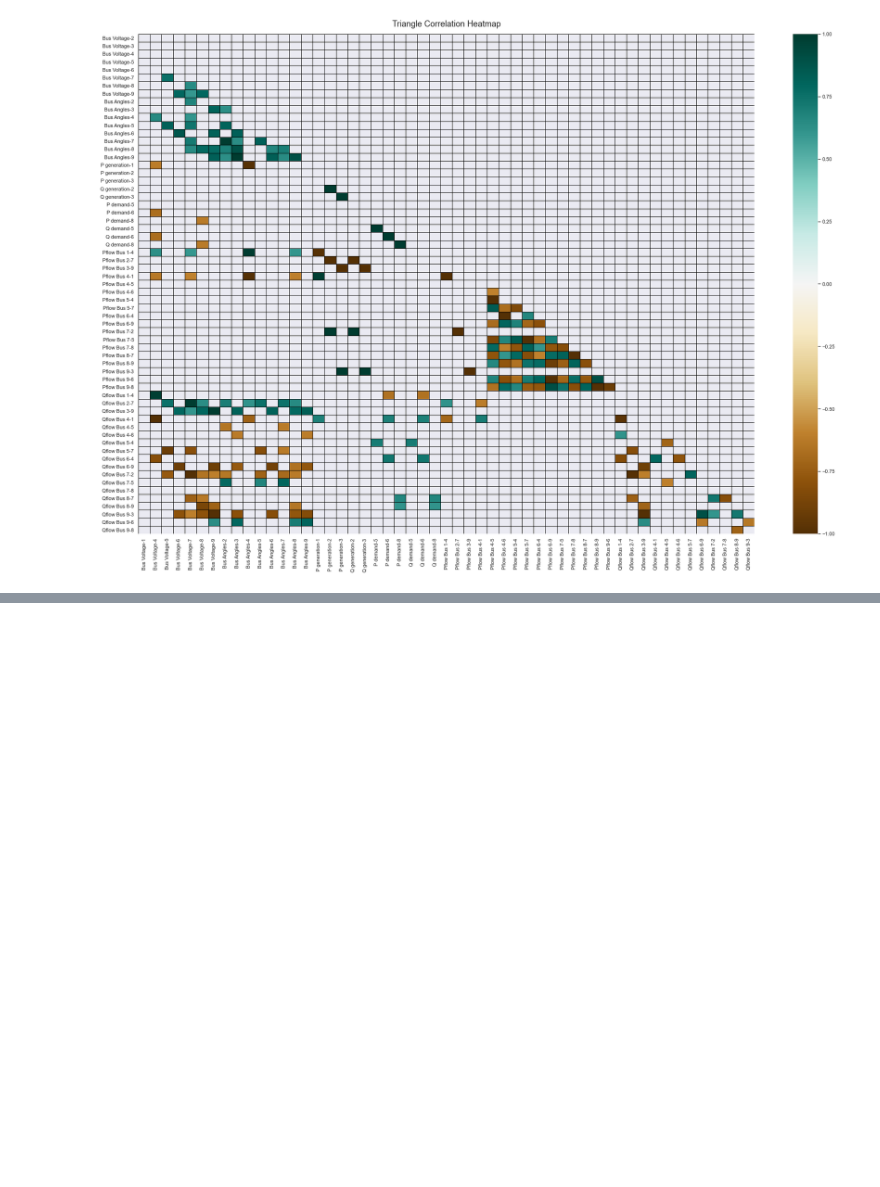
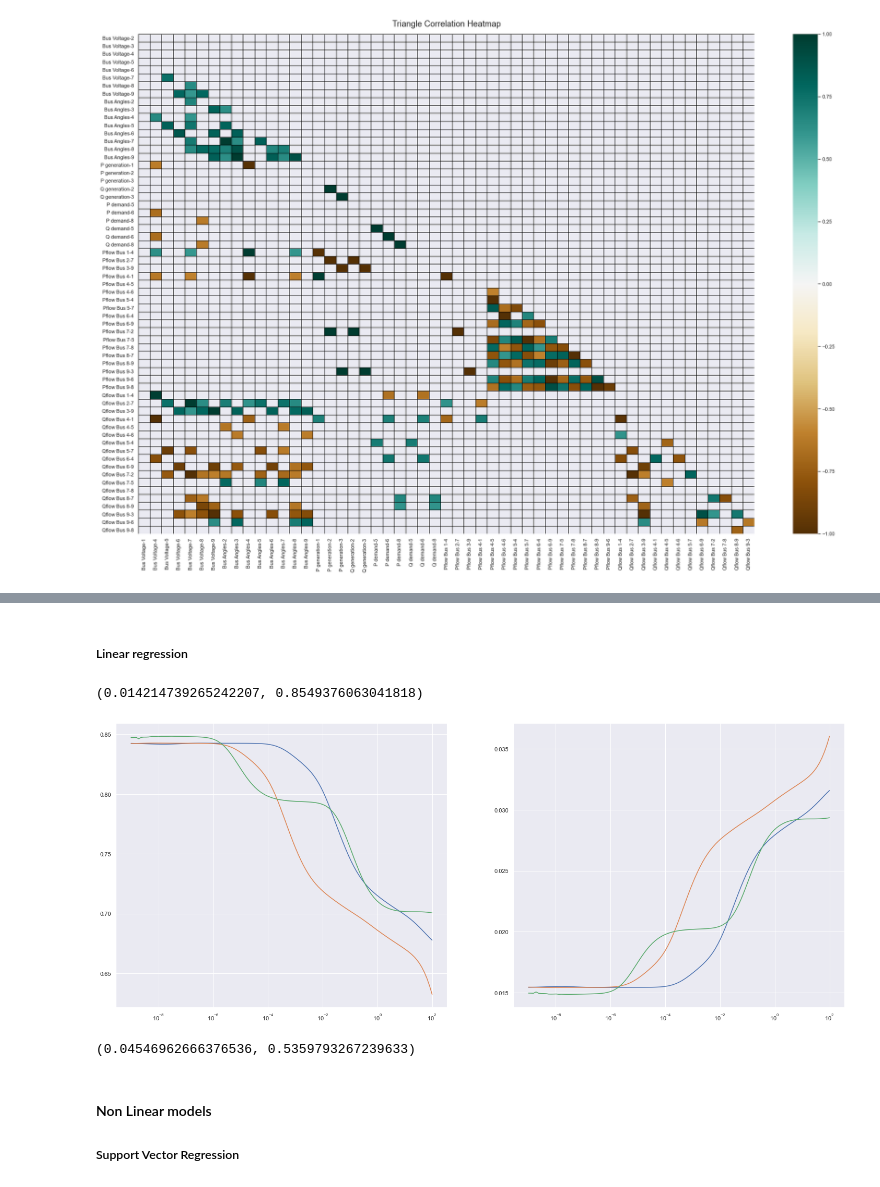
Before and after one commit to philmas/EE4720-Energy-Systems-Project, a Jupyter notebook: notebook.ipynb, the cells around one changed output, grey strips where cells are left out. Cells and saved outputs as stored; diff of their text form; code cells hidden in the pictures; blank space fills up the shorter version.

```diff
--- a/notebook.ipynb
+++ b/notebook.ipynb
@@ -324,0 +408,5 @@ def scale_it(X):
+# %%
+X1train, X1test, X1validate, y1train, y1test, y1validate = split_data(
+    X1, y1, test_size=0.2, validate_size=0.2)
+# %% [markdown]
+##### Linear regression
@@ -324,0 +426,65 @@ def scale_it(X):
+# %%
+linearmodel(LinearRegression(), X1train, X1validate,
+            y1train, y1validate, scaler=StandardScaler())
+linearmodel(LinearRegression(), X1train, X1validate,
+            y1train, y1validate, scaler=MinMaxScaler())
+linearmodel(LinearRegression(), X1train, X1validate,
+            y1train, y1validate, scaler=None)
+# %% [output]
+(0.014214739265242207, 0.8549376063041818)
+# %%
+scaler_list = []
+alpha_list = []
+mse_list = []
+r2_list= []
+lscale = np.logspace(-9, 2, num=120, base=10)
+for alpha in lscale:
+    mse, r2 = linearmodel(Ridge(alpha=alpha), X1train, X1validate, y1train,
+                y1validate, scaler=StandardScaler());
+    scaler_list.append("StandardScaler")
+    alpha_list.append(alpha)
+    mse_list.append(mse)
+    r2_list.append(r2)
+
+    mse, r2 = linearmodel(Ridge(alpha=alpha), X1train, X1validate,
+                y1train, y1validate, scaler=MinMaxScaler());
+
+    scaler_list.append("MinMax")
+    alpha_list.append(alpha)
+    mse_list.append(mse)
+    r2_list.append(r2)
+
+    mse, r2 = linearmodel(Ridge(alpha=alpha), X1train, X1validate,
+                y1train, y1validate, scaler=None);
+
+    scaler_list.append("None")
+    alpha_list.append(alpha)
+    mse_list.append(mse)
+    r2_list.append(r2)
+# %%
+ridge_cols = {'scaler': scaler_list, 'alpha': alpha_list, 'MSE': mse_list, 'R2': r2_list}
+df_ridge = pd.DataFrame(ridge_cols)
+fig, (ax1, ax2) = plt.subplots(1, 2, figsize=(25,10))
+ax1.set_xscale('log')
+ax2.set_xscale('log')
+for scaler in df_ridge['scaler'].unique():
+    ax1.plot(df_ridge.loc[df_ridge['scaler'] == scaler, 'alpha'],
+             df_ridge.loc[df_ridge['scaler'] == scaler, 'R2'])
+
+    ax2.plot(df_ridge.loc[df_ridge['scaler'] == scaler, 'alpha'],
+             df_ridge.loc[df_ridge['scaler'] == scaler, 'MSE'])
+plt.show()
+# %% [output]
+[figure, added]
+# %%
+linearmodel(Lasso(), X1train, X1validate, y1train,
+            y1validate, scaler=StandardScaler())
+linearmodel(Lasso(), X1train, X1validate,
+            y1train, y1validate, scaler=MinMaxScaler())
+linearmodel(Lasso(), X1train, X1validate,
+            y1train, y1validate, scaler=None)
+# %% [output]
+(0.04546962666376536, 0.5359793267239633)
+# %% [markdown]
+#### Non Linear models
+##### Support Vector Regression
```
Also changed, not shown: parts of 28 cells of this notebook.
